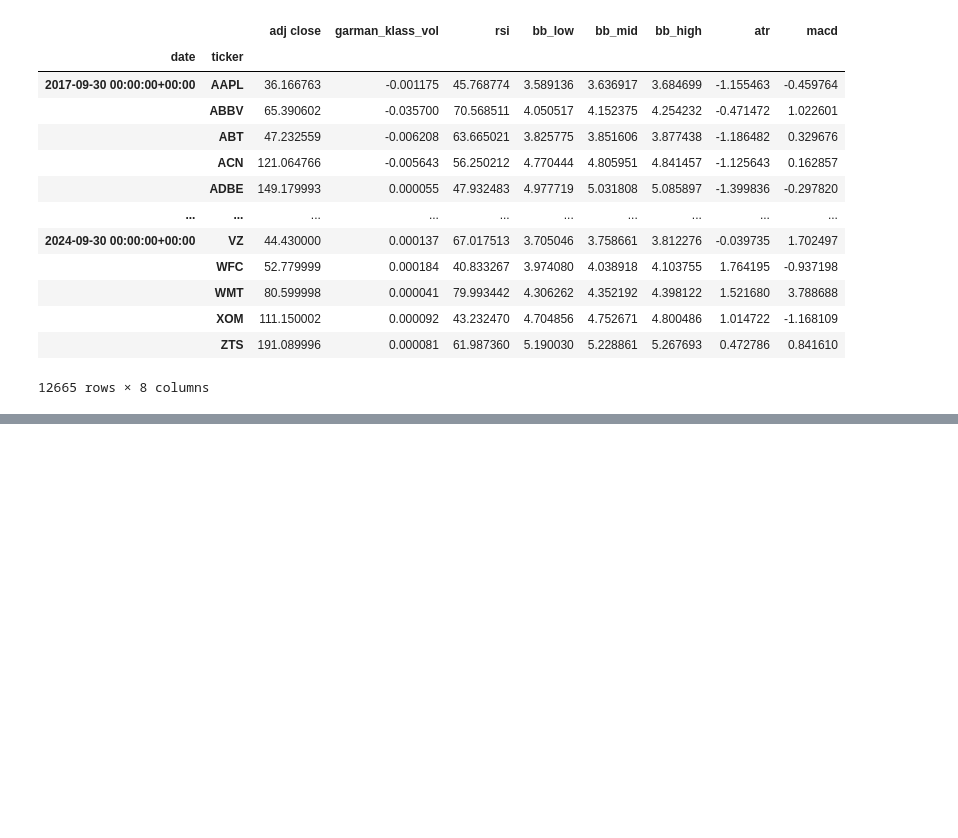
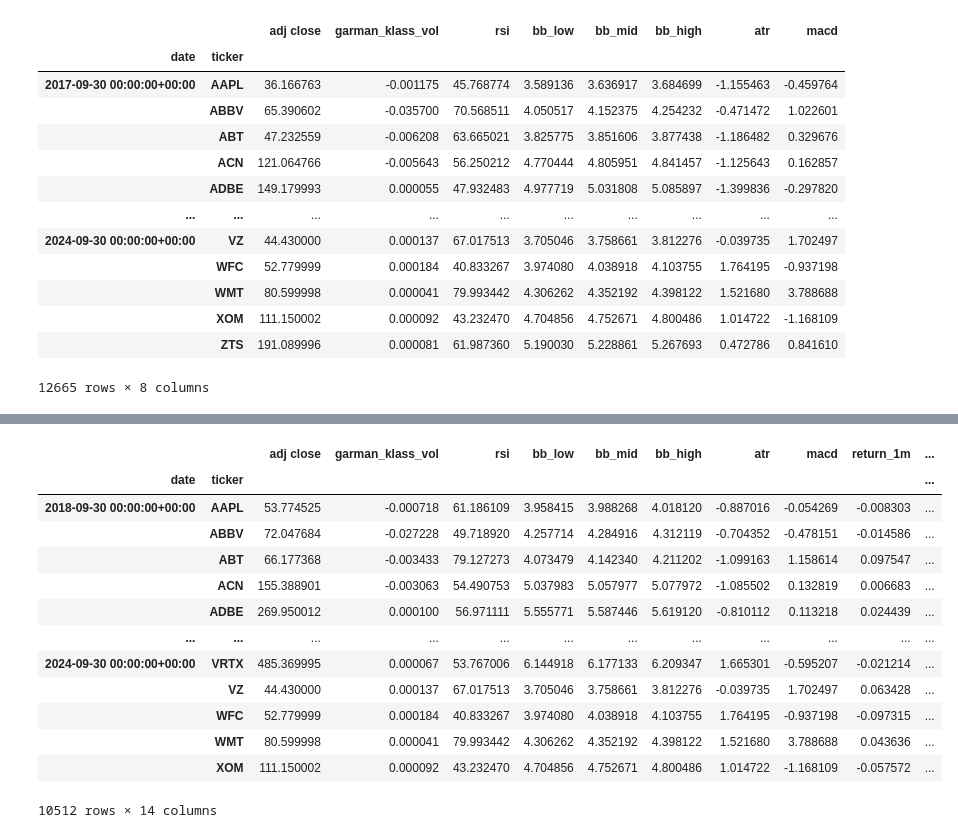
Before and after one commit to angadkhurana/ML-Algorithmic-Trading, a Jupyter notebook: ML_Quant_Strategies.ipynb, the cells around one changed output, grey strips where cells are left out. Saved outputs shown, nothing was run; the diff lists cells and outputs as text; code cells hidden in the pictures; blank space fills up the shorter version.

Commit message:
monthly returns for different time horizons as features

```diff
--- a/ML_Quant_Strategies.ipynb
+++ b/ML_Quant_Strategies.ipynb
@@ -218,0 +223,37 @@ data
+# %%
+def calculate_returns(df):
+
+    outlier_cutoff = 0.005
+
+    lags = [1, 2, 3, 6, 9, 12]
+
+    for lag in lags:
+
+        df[f'return_{lag}m'] = (df['adj close']
+                              .pct_change(lag)
+                              .pipe(lambda x: x.clip(lower=x.quantile(outlier_cutoff),
+                                                     upper=x.quantile(1-outlier_cutoff)))
+                              .add(1)
+                              .pow(1/lag)
+                              .sub(1))
+    return df
+
+
+data = data.groupby(level=1, group_keys=False).apply(calculate_returns).dropna()
+
+data
+# %% [output]
+|  |  | adj close | garman_klass_vol | rsi | bb_low | bb_mid | bb_high | atr | macd | return_1m | ... |
+| date | ticker |  |  |  |  |  |  |  |  |  | ... |
+| 2018-09-30 00:00:00+00:00 | AAPL | 53.774525 | -0.000718 | 61.186109 | 3.958415 | 3.988268 | 4.018120 | -0.887016 | -0.054269 | -0.008303 | ... |
+|  | ABBV | 72.047684 | -0.027228 | 49.718920 | 4.257714 | 4.284916 | 4.312119 | -0.704352 | -0.478151 | -0.014586 | ... |
+|  | ABT | 66.177368 | -0.003433 | 79.127273 | 4.073479 | 4.142340 | 4.211202 | -1.099163 | 1.158614 | 0.097547 | ... |
+|  | ACN | 155.388901 | -0.003063 | 54.490753 | 5.037983 | 5.057977 | 5.077972 | -1.085502 | 0.132819 | 0.006683 | ... |
+|  | ADBE | 269.950012 | 0.000100 | 56.971111 | 5.555771 | 5.587446 | 5.619120 | -0.810112 | 0.113218 | 0.024439 | ... |
+| ... | ... | ... | ... | ... | ... | ... | ... | ... | ... | ... | ... |
+| 2024-09-30 00:00:00+00:00 | VRTX | 485.369995 | 0.000067 | 53.767006 | 6.144918 | 6.177133 | 6.209347 | 1.665301 | -0.595207 | -0.021214 | ... |
+|  | VZ | 44.430000 | 0.000137 | 67.017513 | 3.705046 | 3.758661 | 3.812276 | -0.039735 | 1.702497 | 0.063428 | ... |
+|  | WFC | 52.779999 | 0.000184 | 40.833267 | 3.974080 | 4.038918 | 4.103755 | 1.764195 | -0.937198 | -0.097315 | ... |
+|  | WMT | 80.599998 | 0.000041 | 79.993442 | 4.306262 | 4.352192 | 4.398122 | 1.521680 | 3.788688 | 0.043636 | ... |
+|  | XOM | 111.150002 | 0.000092 | 43.232470 | 4.704856 | 4.752671 | 4.800486 | 1.014722 | -1.168109 | -0.057572 | ... |
+10512 rows × 14 columns
```
Also changed, not shown: parts of 1 cell of this notebook.
